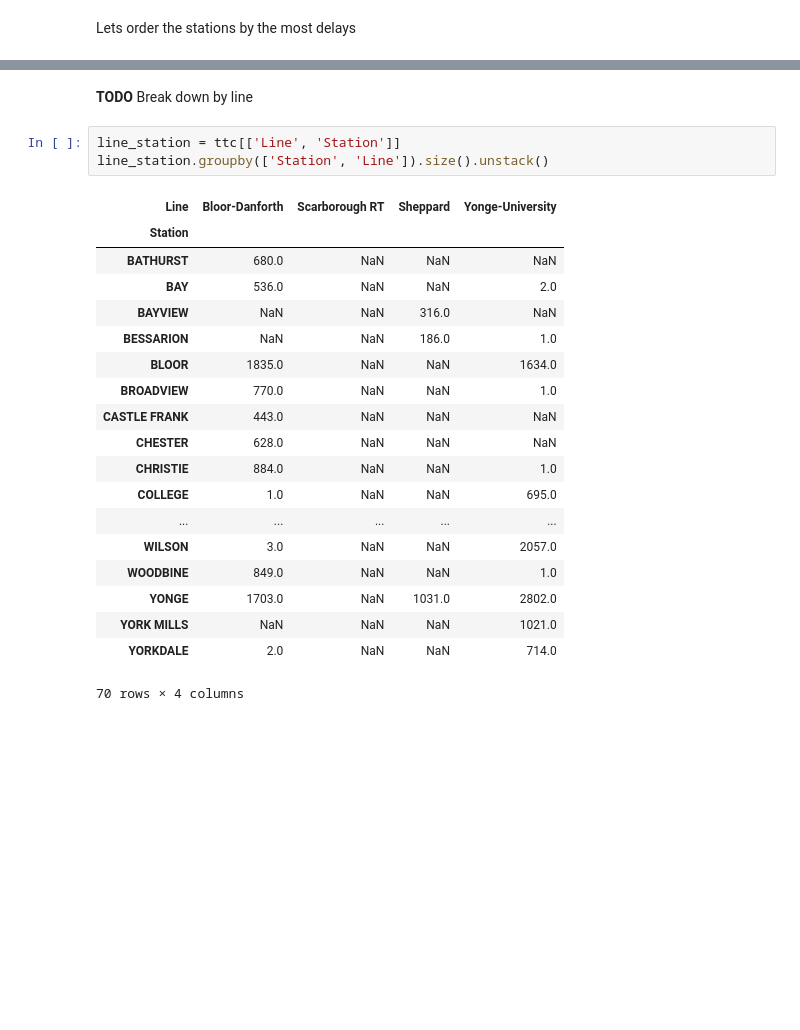
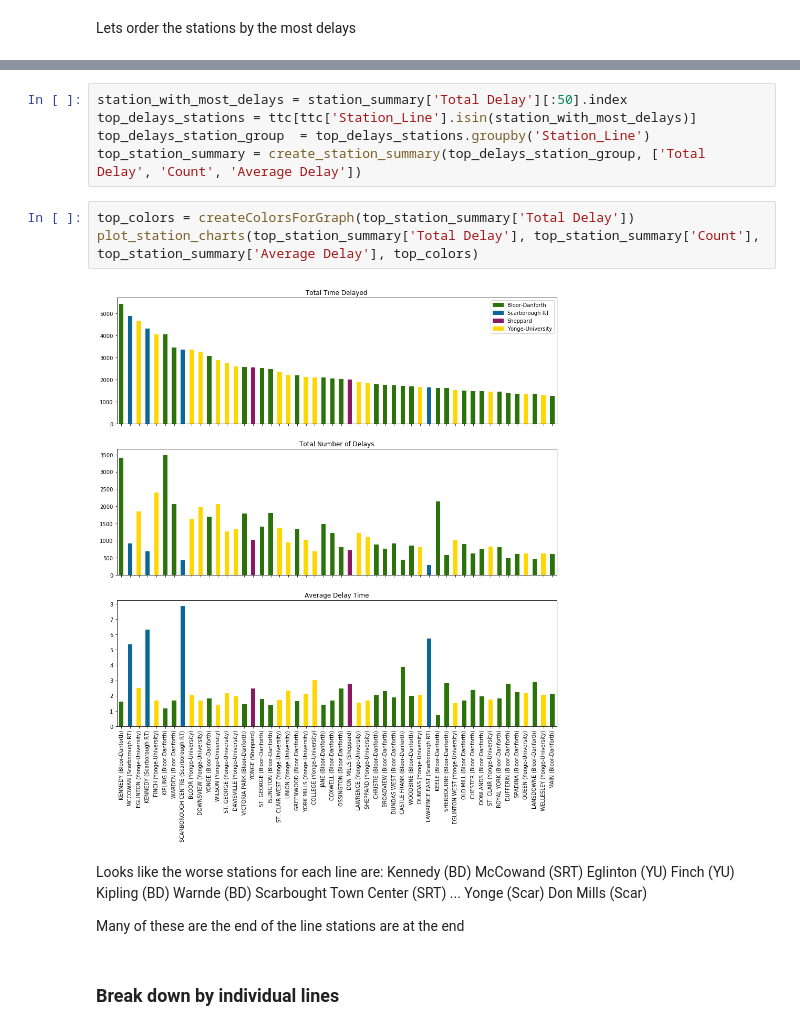
Before and after one commit to cllopes/scs-3250-tcc, a Jupyter notebook: Stations.ipynb, the cells around one changed output, grey strips where cells are left out. Saved outputs shown, nothing was run; the diff lists cells and outputs as text; blank space fills up the shorter version.

```diff
--- a/Stations.ipynb
+++ b/Stations.ipynb
@@ -59,25 +78,26 @@ station_summary = station_summary.sort_values(by=['Total Delay', 'Count', 'Avera
+# %%
+station_with_most_delays = station_summary['Total Delay'][:50].index
+top_delays_stations = ttc[ttc['Station_Line'].isin(station_with_most_delays)]
+top_delays_station_group  = top_delays_stations.groupby('Station_Line')
+top_station_summary = create_station_summary(top_delays_station_group, ['Total Delay', 'Count', 'Average Delay'])
+# %%
+top_colors = createColorsForGraph(top_station_summary['Total Delay'])
+plot_station_charts(top_station_summary['Total Delay'], top_station_summary['Count'], top_station_summary['Average Delay'], top_colors)
+# %% [output]
+[figure, added]
+# %% [markdown]
+Looks like the worse stations for each line are:
+Kennedy (BD)
+McCowand (SRT)
+Eglinton (YU)
+Finch (YU)
+Kipling (BD)
+Warnde (BD)
+Scarbought Town Center (SRT)
+...
+Yonge (Scar)
+Don Mills (Scar)
+
+Many of these are the end of the line stations are at the end
 # %% [markdown]
-**TODO** Break down by line
+### Break down by individual lines
-# %%
-line_station = ttc[['Line', 'Station']]
-line_station.groupby(['Station', 'Line']).size().unstack()
-# %% [output]
-| Line | Bloor-Danforth | Scarborough RT | Sheppard | Yonge-University |
-| Station |  |  |  |  |
-| BATHURST | 680.0 | NaN | NaN | NaN |
-| BAY | 536.0 | NaN | NaN | 2.0 |
-| BAYVIEW | NaN | NaN | 316.0 | NaN |
-| BESSARION | NaN | NaN | 186.0 | 1.0 |
-| BLOOR | 1835.0 | NaN | NaN | 1634.0 |
-| BROADVIEW | 770.0 | NaN | NaN | 1.0 |
-| CASTLE FRANK | 443.0 | NaN | NaN | NaN |
-| CHESTER | 628.0 | NaN | NaN | NaN |
-| CHRISTIE | 884.0 | NaN | NaN | 1.0 |
-| COLLEGE | 1.0 | NaN | NaN | 695.0 |
-| ... | ... | ... | ... | ... |
-| WILSON | 3.0 | NaN | NaN | 2057.0 |
-| WOODBINE | 849.0 | NaN | NaN | 1.0 |
-| YONGE | 1703.0 | NaN | 1031.0 | 2802.0 |
-| YORK MILLS | NaN | NaN | NaN | 1021.0 |
-| YORKDALE | 2.0 | NaN | NaN | 714.0 |
-70 rows × 4 columns
```
Also changed, not shown: parts of 26 cells of this notebook, 5 other files.
